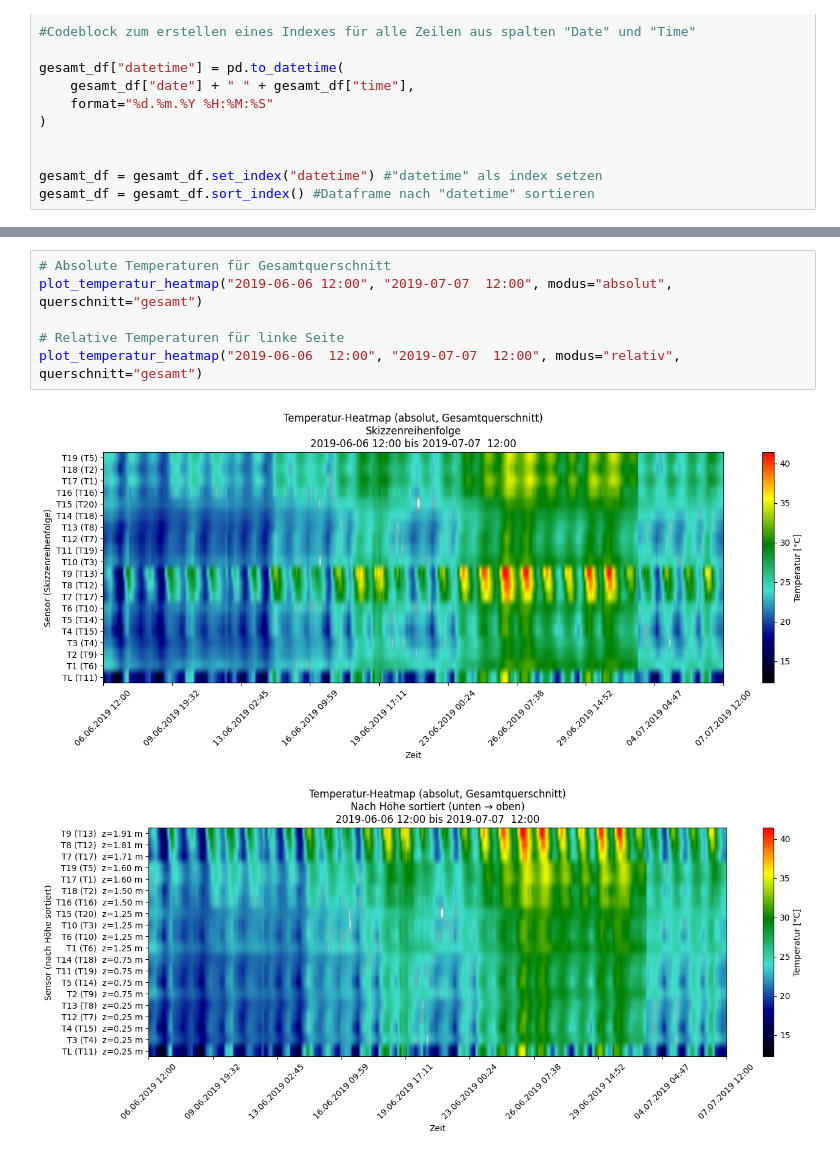
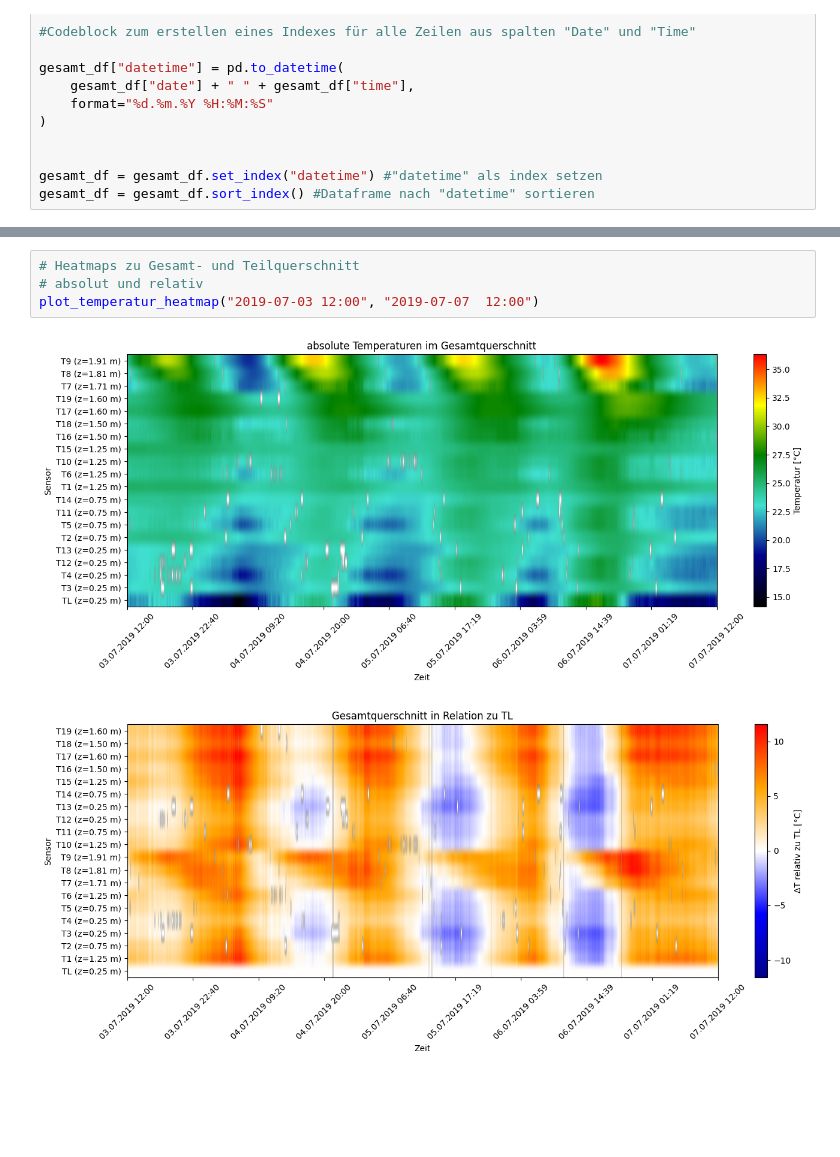
Before and after one commit to NeugebauerLukas/Bauwerksmonitoring_HA, a Jupyter notebook: Hausaufgabe_neu.ipynb, the cells around one changed output, grey strips where cells are left out. Cells and saved outputs as stored; diff of their text form; blank space fills up the shorter version.

```diff
--- a/Hausaufgabe_neu.ipynb
+++ b/Hausaufgabe_neu.ipynb
@@ -330,9 +366,7 @@ def plot_temperatur_heatmap(start, ende, modus, querschnitt, title=None):
 # %%
-# Absolute Temperaturen für Gesamtquerschnitt
-plot_temperatur_heatmap("2019-06-06 12:00", "2019-07-07  12:00", modus="absolut", querschnitt="gesamt")
-
-# Relative Temperaturen für linke Seite
-plot_temperatur_heatmap("2019-06-06  12:00", "2019-07-07  12:00", modus="relativ", querschnitt="gesamt")
+# Heatmaps zu Gesamt- und Teilquerschnitt
+# absolut und relativ
+plot_temperatur_heatmap("2019-07-03 12:00", "2019-07-07  12:00")
 # %% [output]
-[figure, old version]
+[figure, new version]
-[figure, old version]
+[figure, new version]
```
Also changed, not shown: parts of 15 cells of this notebook.
